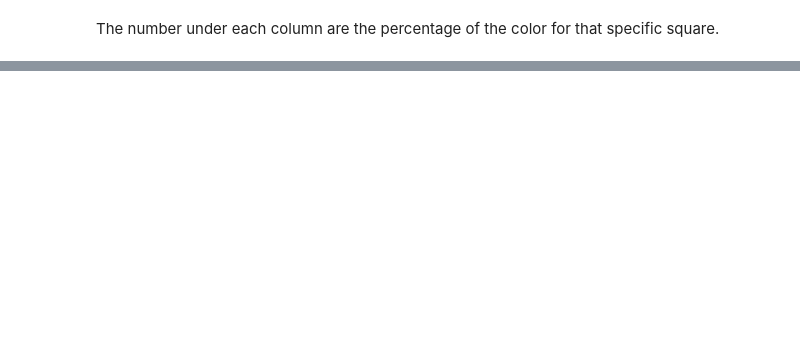
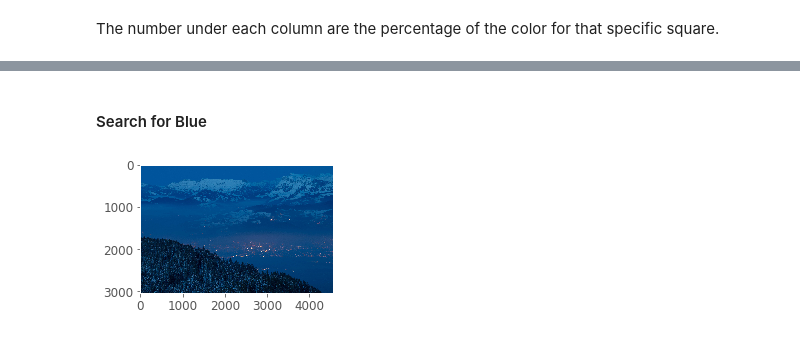
Before and after one commit to ochoa-jessica/Image_Color_Identification, a Jupyter notebook: ImageColorIdentification.ipynb, the cells around one changed output, grey strips where cells are left out. Drawn from its saved outputs; the diff is of its cells as text; code cells hidden in the pictures; blank space fills up the shorter version.

Commit message:
Filtering imaged based on the color added.

```diff
--- a/ImageColorIdentification.ipynb
+++ b/ImageColorIdentification.ipynb
@@ -184,0 +216,5 @@ summary_df.head()
+# %%
+plt.figure(figsize=(20,10))
+for i in range(len(images)):
+    plt.subplot(1, len(images), i+1)
+    plt.imshow(images[i])
@@ -184,0 +230,24 @@ summary_df.head()
+# %%
+def get_colors(image, number_of_colors, show_chart):
+
+    modified_image = cv2.resize(image, (600, 400), interpolation = cv2.INTER_AREA)
+    modified_image = modified_image.reshape(modified_image.shape[0]*modified_image.shape[1], 3)
+
+    clf = KMeans(n_clusters = number_of_colors)
+    labels = clf.fit_predict(modified_image)
+
+    counts = Counter(labels)
+    # sort to ensure correct color percentage
+    counts = dict(sorted(counts.items()))
+
+    center_colors = clf.cluster_centers_
+    # We get ordered colors by iterating through the keys
+    ordered_colors = [center_colors[i] for i in counts.keys()]
+    hex_colors = [RGB2HEX(ordered_colors[i]) for i in counts.keys()]
+    rgb_colors = [ordered_colors[i] for i in counts.keys()]
+
+    if (show_chart):
+        plt.figure(figsize = (8, 6))
+        plt.pie(counts.values(), labels = hex_colors, colors = hex_colors)
+
+    return rgb_colors
@@ -184,0 +271,13 @@ summary_df.head()
+# %%
+def show_selected_images(images, color, threshold, colors_to_match):
+    index = 1
+
+    for i in range(len(images)):
+        selected = match_image_by_color(images[i],
+                                        color,
+                                        threshold,
+                                        colors_to_match)
+        if (selected):
+            plt.subplot(1, 5, index)
+            plt.imshow(images[i])
+            index += 1
@@ -184,0 +287,7 @@ summary_df.head()
+# %% [markdown]
+#### Search for Blue
+# %%
+plt.figure(figsize = (20, 10))
+show_selected_images(images, COLORS['BLUE'], 60, 5)
+# %% [output]
+[figure, added]
```
Also changed, not shown: parts of 21 cells of this notebook.
